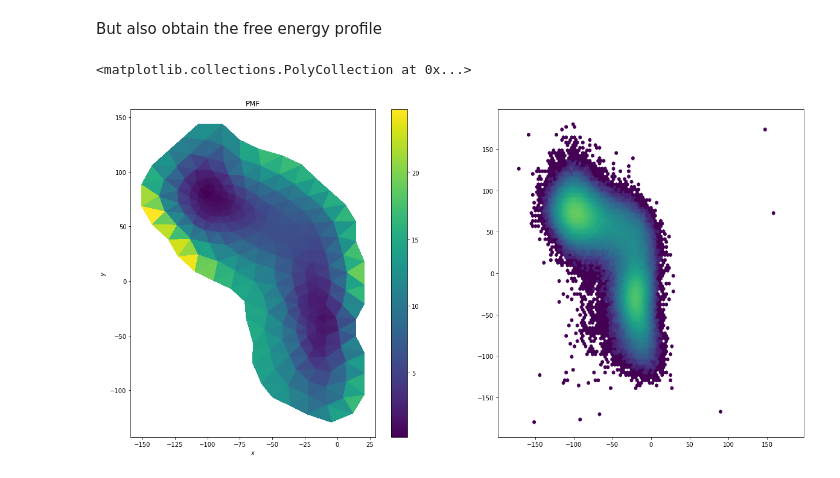
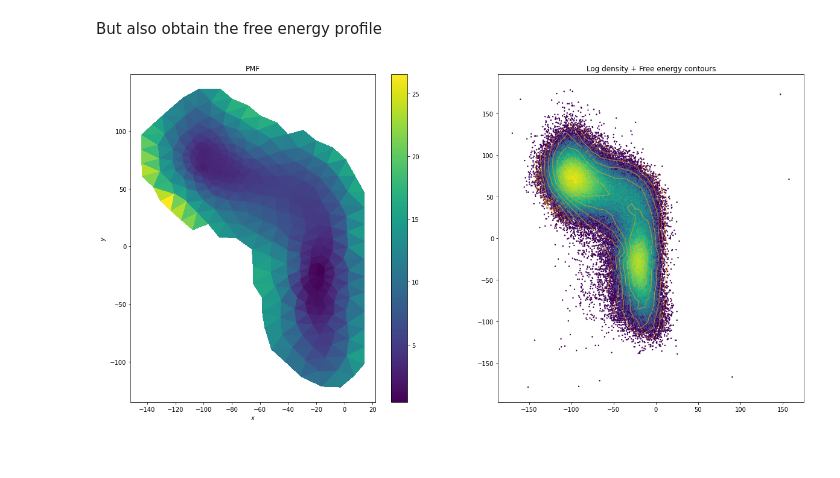
Before and after one commit to langevinmodel/folie, a Jupyter notebook: examples/tutorials/Dialanine.ipynb, the cells around one changed output. Drawn from its saved outputs; the diff is of its cells as text; code cells hidden in the pictures.

```diff
--- a/examples/tutorials/Dialanine.ipynb
+++ b/examples/tutorials/Dialanine.ipynb
@@ -59,9 +50,10 @@ Text(0, 0.5, '$\\psi$')
 Let's use a complex spatial variation by using finite element basis.
 # %%
 import skfem
-from folie.domains._mesh_utils import density_based_mesh
-X=np.column_stack([phi_all, psi_all])
-pts, tri = density_based_mesh(X, bins=50, Ninit_vertices=100, N_min=20, min_scale=0.2)
-mesh = skfem.MeshTri(pts.T, tri.T)
-domain = fl.MeshedDomain(mesh)
+import folie as fl
+
+data.fit_density(method="hist", gridsize=360)  # Compute the density of points in space
+# Create domain directly from Trajectories object (no concatenated array needed)
+domain = fl.MeshedDomain.create_from_trajectories(data, method='density', bins=30, Ninit_vertices=125, N_min=50, min_scale=0.2)
+mesh = domain.mesh
 # %% [output]
@@ -88,9 +75,10 @@ ax.triplot(pts[:,0], pts[:,1], tri)
 # %%
 # Now run the estimation
+from sklearn import linear_model
 fun = fl.functions.FiniteElement(domain=domain, element=skfem.ElementTriP2())
 model = fl.models.Overdamped(fun, dim=2)
 estimator = fl.KramersMoyalEstimator(model)
-model = estimator.fit_fetch(data)
+model = estimator.fit_fetch(data,density_weighting="hist") #,estimator=linear_model.Ridge(alpha=1e-1, copy_X=False, fit_intercept=False)) # We use a Ridge regression for smoothing the estimation
 # %% [markdown]
 We can then plot the force and diffusion profile
 # %%
@@ -126,24 +115,21 @@ fig.colorbar(cset1, ax=ax[1])
 # %% [markdown]
 But also obtain the free energy profile
 # %%
-basis = skfem.CellBasis(mesh, skfem.ElementTriP1())
-Vpmf = fl.analysis.free_energy_profile(model, basis, x= pts)
-fig, ax = plt.subplots(1, 2,  figsize= (20,10))
-# Diffusion plot
+fem = fl.analysis.FreeEnergyAnalysis(model, domain, element=skfem.ElementTriP2(), weight_func=data.compute_density)
+Vpmf = fem.free_energy_profile(alpha=0.0).evaluate(x=pts)
+
+fig, ax = plt.subplots(1, 2, figsize=(20, 10))
+# PMF plot
 ax[0].set_title("PMF")
 ax[0].set_xlabel("$x$")
 ax[0].set_ylabel("$y$")
-cset0=ax[0].tripcolor(pts[:,0],pts[:,1],Vpmf- np.min(Vpmf), triangles= tri)
+cset0 = ax[0].tripcolor(pts[:, 0], pts[:, 1], Vpmf - np.min(Vpmf), triangles=tri)
 fig.colorbar(cset0, ax=ax[0])
-
-# To compare, plot again the log density
-ax[1].hexbin(
-    phi_all,
-    psi_all,
-    extent=[-180, 180, -180, 180],
-    bins=360,
-    norm=LogNorm(),
-)
+# To compare, plot the log density using histogram
+ax[1].hexbin(x_c, y_c, C=C, extent=extent, gridsize=360, norm=LogNorm())
+contour = ax[1].tricontour(pts[:, 0], pts[:, 1], tri, Vpmf - np.min(Vpmf), levels=15, colors='orange', alpha=0.7, linewidths=1.0)
+ax[1].clabel(contour, inline=True, fontsize=7, fmt='%1.1f')
+ax[1].set_title('Log density + Free energy contours')
+plt.show()
 # %% [output]
-<matplotlib.collections.PolyCollection at 0x...>
-[figure, old version]
+[figure, new version]
```
Also changed, not shown: parts of 15 cells of this notebook, 2 other files.
